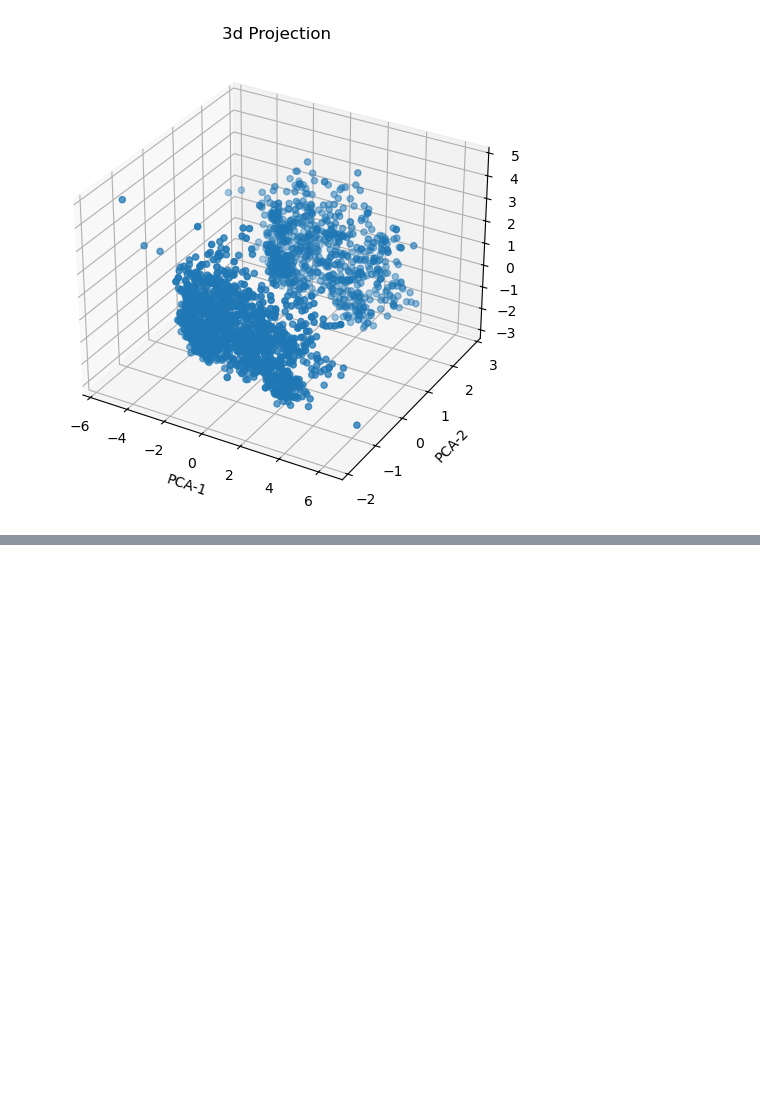
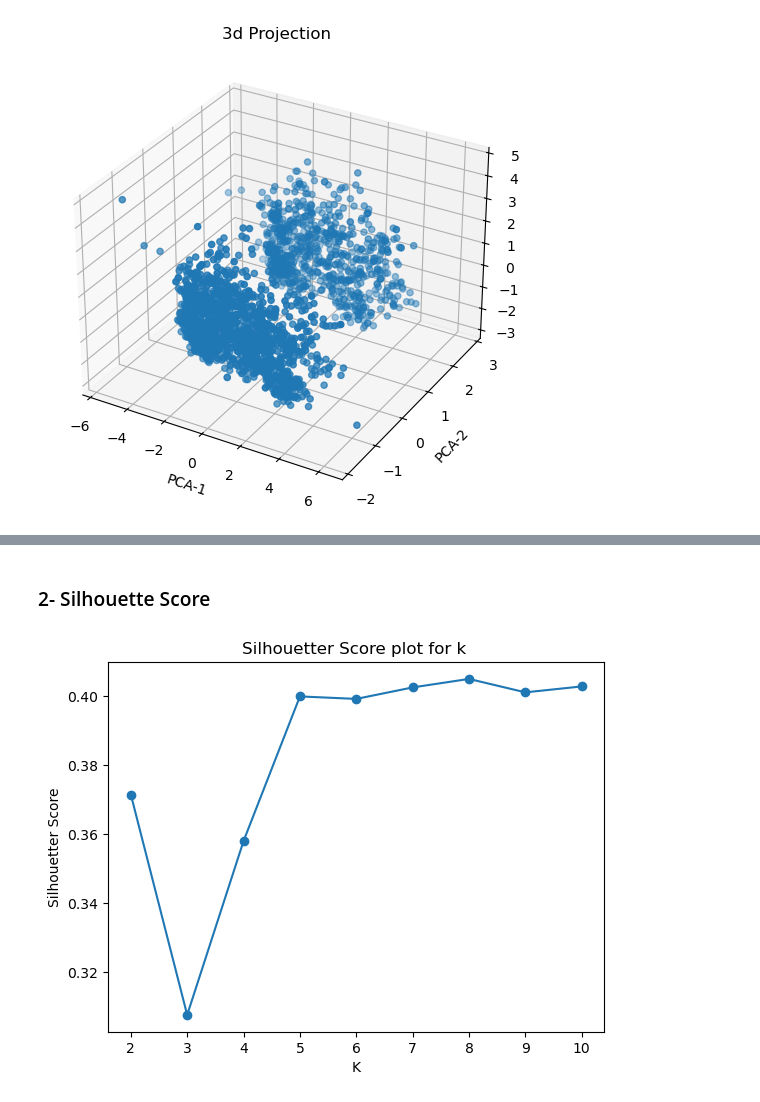
Before and after one commit to muhammadkhan-dev-code/learning-ai-ml, a Jupyter notebook: anaconda_projects/unsupervised_ml/smart-cart-clsutering/smart_cart.ipynb, the cells around one changed output, grey strips where cells are left out. Drawn from its saved outputs; the diff is of its cells as text; code cells hidden in the pictures; blank space fills up the shorter version.

```diff
--- a/anaconda_projects/unsupervised_ml/smart-cart-clsutering/smart_cart.ipynb
+++ b/anaconda_projects/unsupervised_ml/smart-cart-clsutering/smart_cart.ipynb
@@ -194,0 +228,23 @@ plt.show()
+# %% [markdown]
+### 2- Silhouette Score
+# %%
+from sklearn.metrics import silhouette_score
+scores=[]
+
+for k in range(2,11):
+    kmeans=KMeans(n_clusters=k,random_state=42)
+    labels=kmeans.fit_predict(X_pca)
+    score=silhouette_score(X_pca,labels)
+    scores.append(score)
+
+# PLot
+
+#  plot for elbow method
+plt.plot(range(2,11),scores, marker='o')
+plt.xlabel("K")
+plt.ylabel("Silhouetter Score")
+plt.title("Silhouetter Score plot for k ")
+plt.savefig('06_Silhouetter_Score.png', dpi=300, bbox_inches='tight')
+plt.show()
+# %% [output]
+[figure, added]
```
Also changed, not shown: parts of 20 cells of this notebook, 7 other files.
